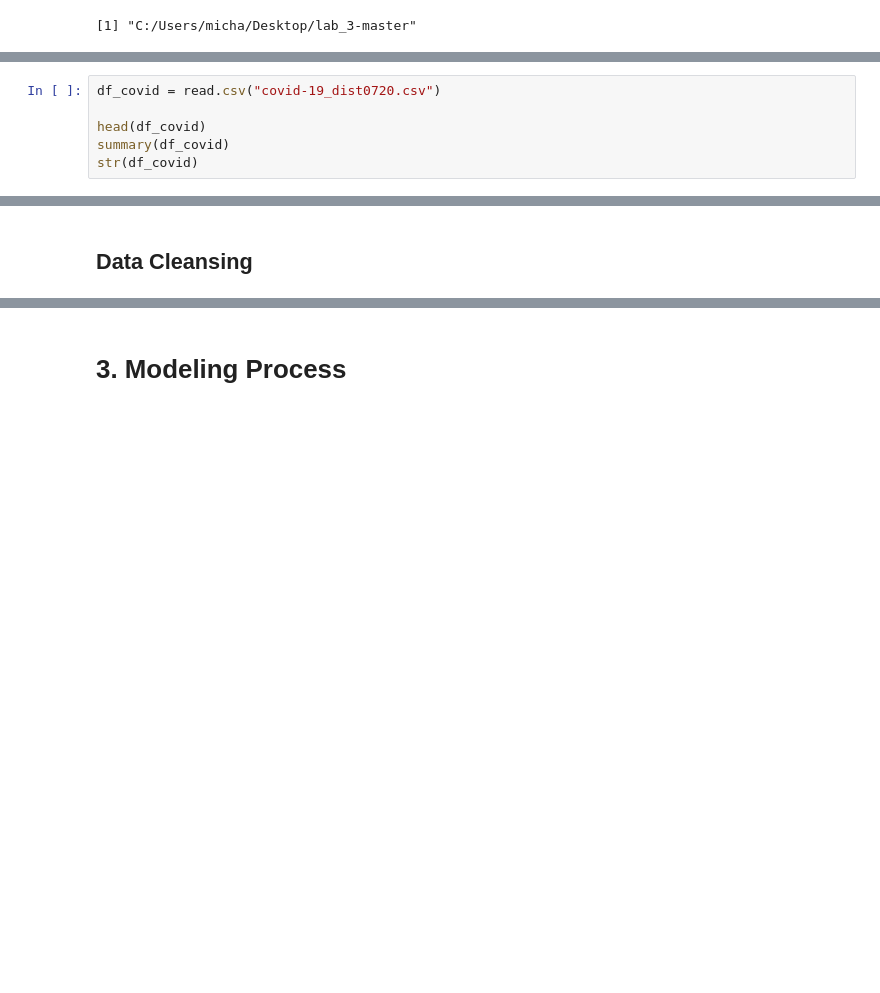
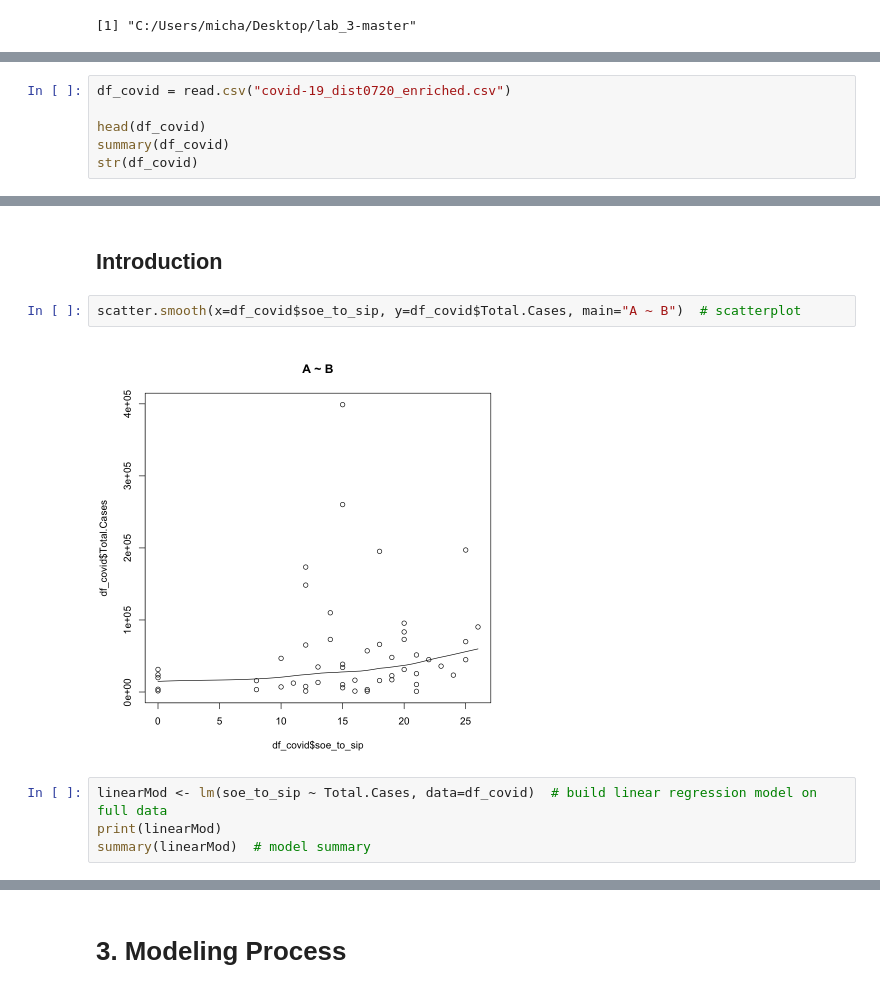
Before and after one commit to mfan86/mids-w203, a Jupyter notebook: lab3/draft_lab3_covid.ipynb, the cells around one changed output, grey strips where cells are left out. Saved outputs shown, nothing was run; the diff lists cells and outputs as text; blank space fills up the shorter version.

Commit message:
simple linear model with soe_to_sip being the primary focus

```diff
--- a/lab3/draft_lab3_covid.ipynb
+++ b/lab3/draft_lab3_covid.ipynb
@@ -40,5 +77,5 @@ library(lmtest)
 # %%
-df_covid = read.csv("covid-19_dist0720.csv")
+df_covid = read.csv("covid-19_dist0720_enriched.csv")
 
 head(df_covid)
 summary(df_covid)
@@ -90,2 +83,10 @@ A data.frame: 6 × 26
-# %% [markdown]
-## Data Cleansing
+# %% [markdown]
+## Introduction
+# %%
+scatter.smooth(x=df_covid$soe_to_sip, y=df_covid$Total.Cases, main="A ~ B")  # scatterplot
+# %% [output]
+[figure, added]
+# %%
+linearMod <- lm(soe_to_sip ~ Total.Cases, data=df_covid)  # build linear regression model on full data
+print(linearMod)
+summary(linearMod)  # model summary
```
Also changed, not shown: parts of 4 cells of this notebook.
